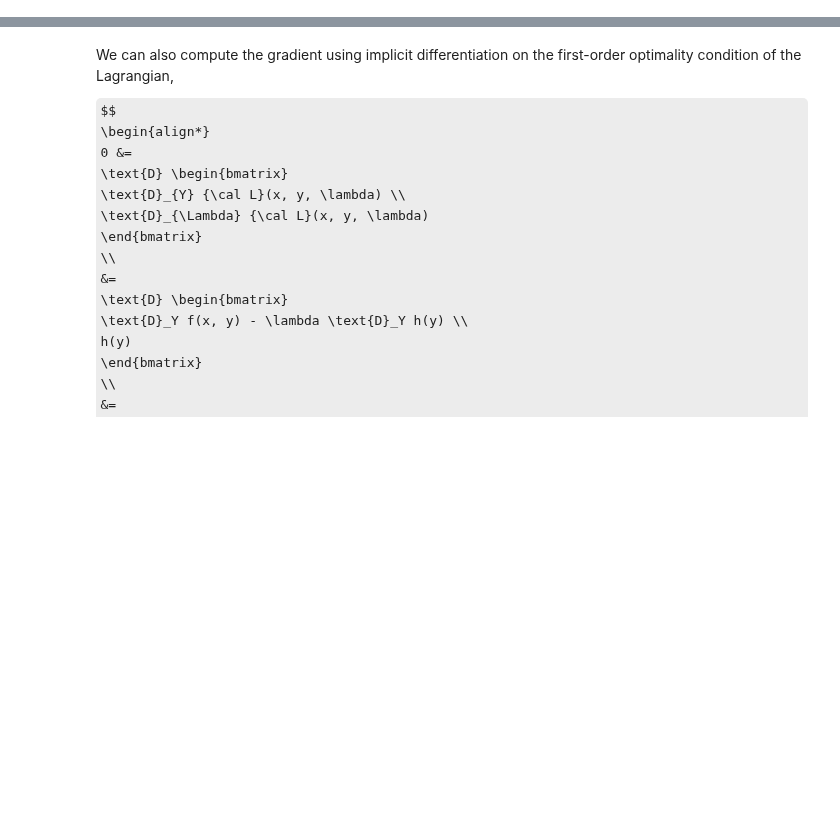
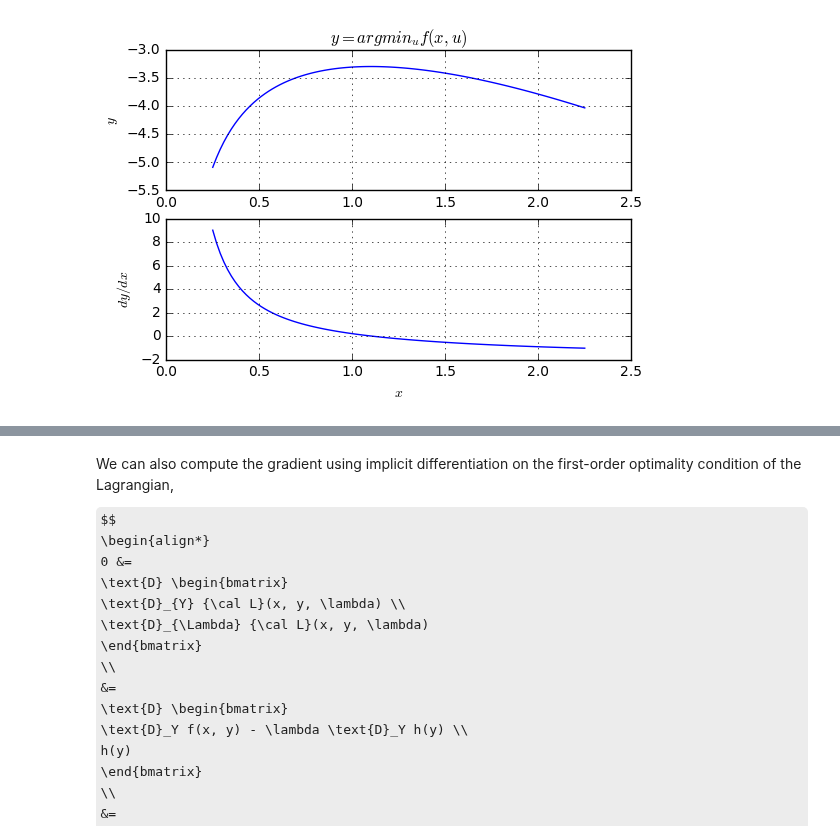
Before and after one commit to anucvml/ddn, a Jupyter notebook: tutorials/01_simple_worked_example.ipynb, the cells around one changed output, grey strips where cells are left out. Cells and saved outputs as stored; diff of their text form; code cells hidden in the pictures; some formulas as TeX source; blank space fills up the shorter version.

```diff
--- a/tutorials/01_simple_worked_example.ipynb
+++ b/tutorials/01_simple_worked_example.ipynb
@@ -24,0 +145,19 @@ warnings.filterwarnings('ignore')
+# %%
+def gradient(x):
+    y = solve(x)
+    return -1.0 * (y ** 3 + 3.0 * x * y ** 2) / (3.0 * x * y ** 2 + 3.0 * x ** 2 * y - 6.0)
+
+plt.figure()
+plt.subplot(2, 1, 1)
+plt.plot(x, [solve(xi) for xi in x])
+plt.grid()
+plt.title(r'$y = argmin_u f(x, u)$'); plt.ylabel(r'$y$')
+
+plt.subplot(2, 1, 2)
+plt.plot(x, [gradient(xi) for xi in x])
+plt.xlabel(r'$x$'); plt.ylabel(r'$dy/dx$')
+plt.grid()
+
+plt.show()
+# %% [output]
+[figure, added]
```
Also changed, not shown: parts of 14 cells of this notebook.
